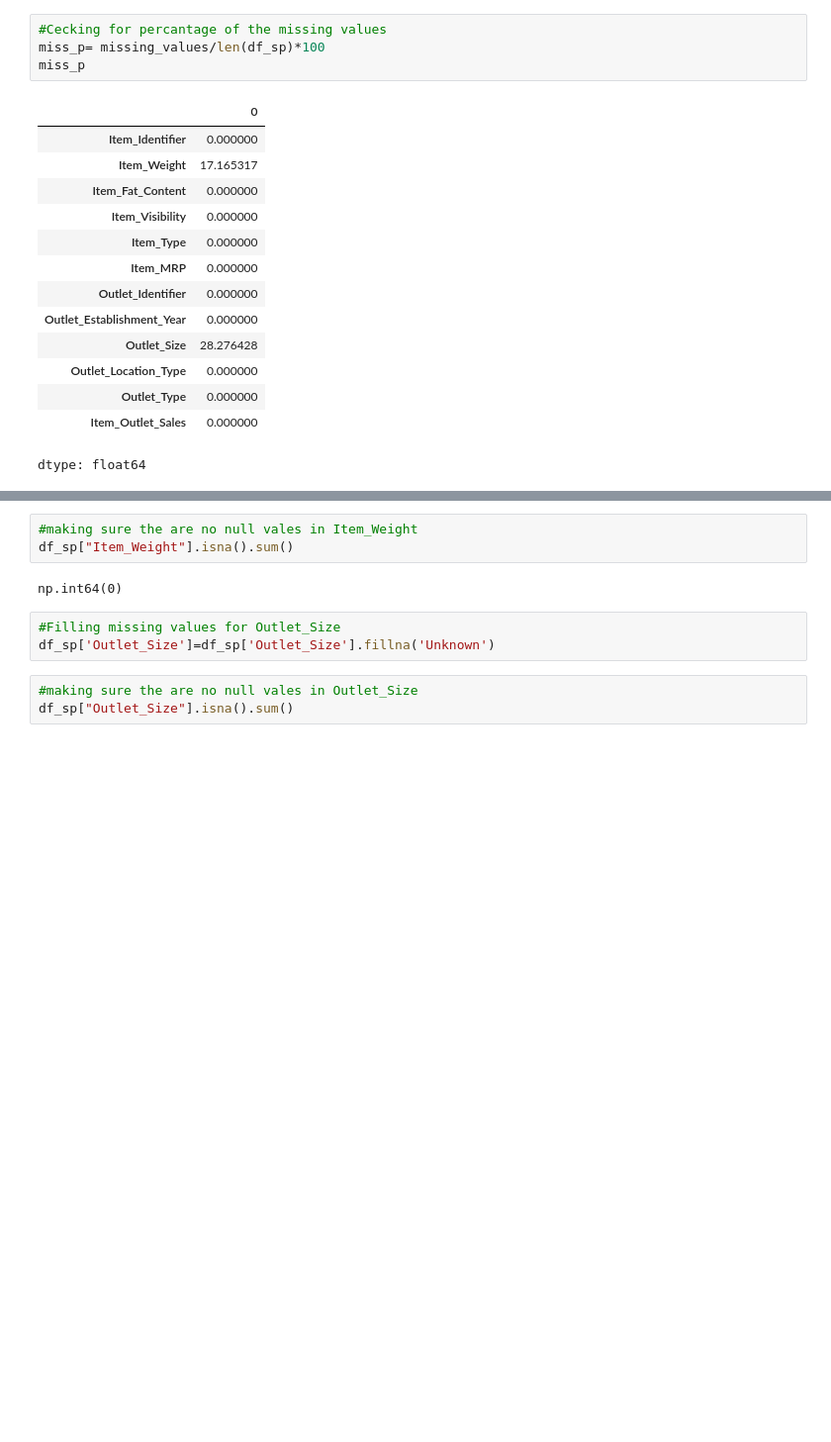
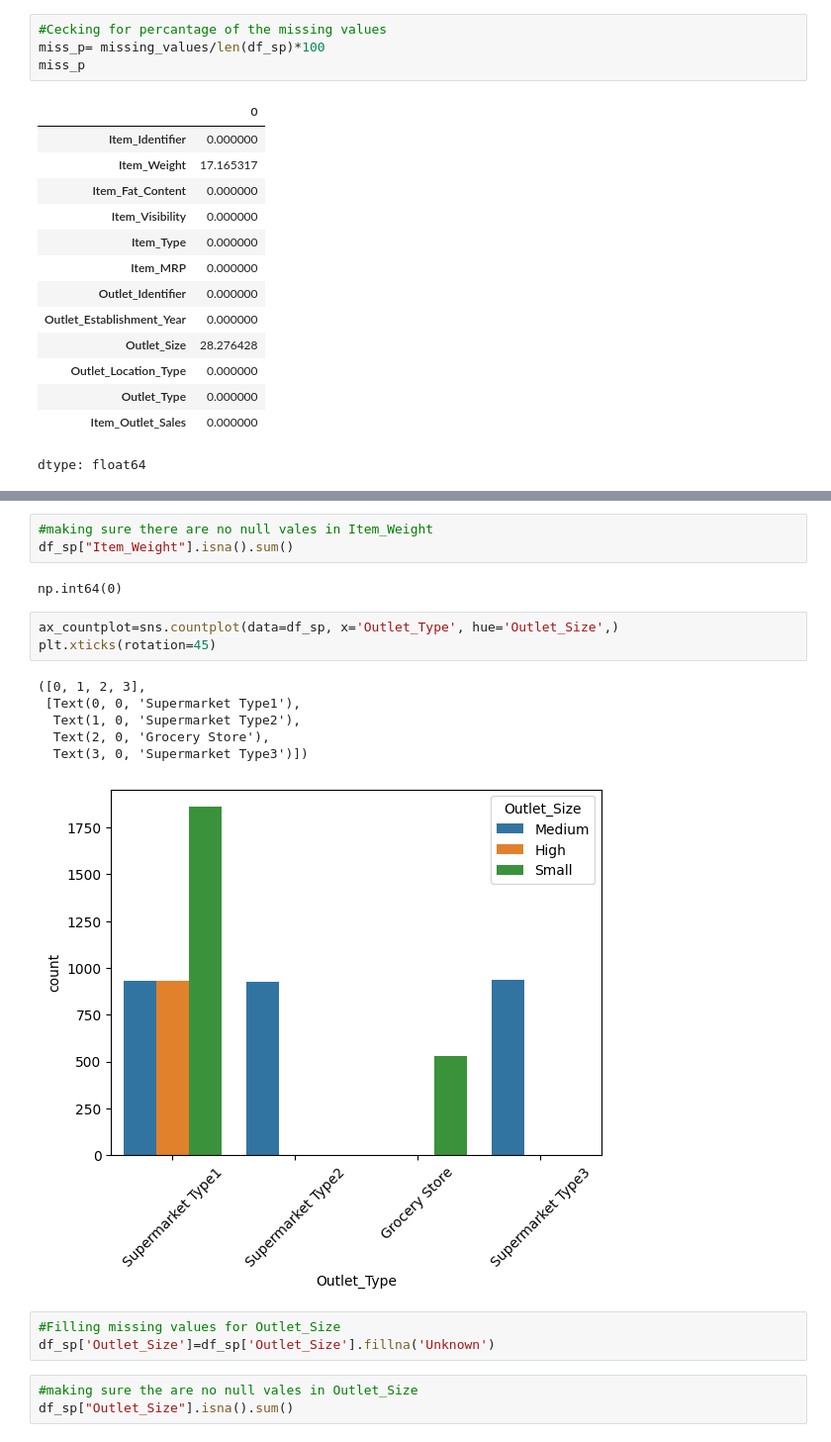
Before and after one commit to JeriesKawaneh/Prediction-of-Product-Sales, a Jupyter notebook: Sales_Prediction_2023.ipynb, the cells around one changed output, grey strips where cells are left out. Shown at 99% size. Saved outputs shown, nothing was run; the diff lists cells and outputs as text; blank space fills up the shorter version.

```diff
--- a/Sales_Prediction_2023.ipynb
+++ b/Sales_Prediction_2023.ipynb
@@ -135,8 +158,18 @@ df_sp['Item_Weight']=df_sp['Item_Weight'].fillna(df_sp['Item_Weight'].mean())
 # %%
-#making sure the are no null vales in Item_Weight
+#making sure there are no null vales in Item_Weight
 df_sp["Item_Weight"].isna().sum()
 # %% [output]
 np.int64(0)
+# %%
+ax_countplot=sns.countplot(data=df_sp, x='Outlet_Type', hue='Outlet_Size',)
+plt.xticks(rotation=45)
+# %% [output]
+([0, 1, 2, 3],
+ [Text(0, 0, 'Supermarket Type1'),
+  Text(1, 0, 'Supermarket Type2'),
+  Text(2, 0, 'Grocery Store'),
+  Text(3, 0, 'Supermarket Type3')])
+[figure, added]
 # %%
 #Filling missing values for Outlet_Size
 df_sp['Outlet_Size']=df_sp['Outlet_Size'].fillna('Unknown')
```
Also changed, not shown: parts of 14 cells of this notebook.
